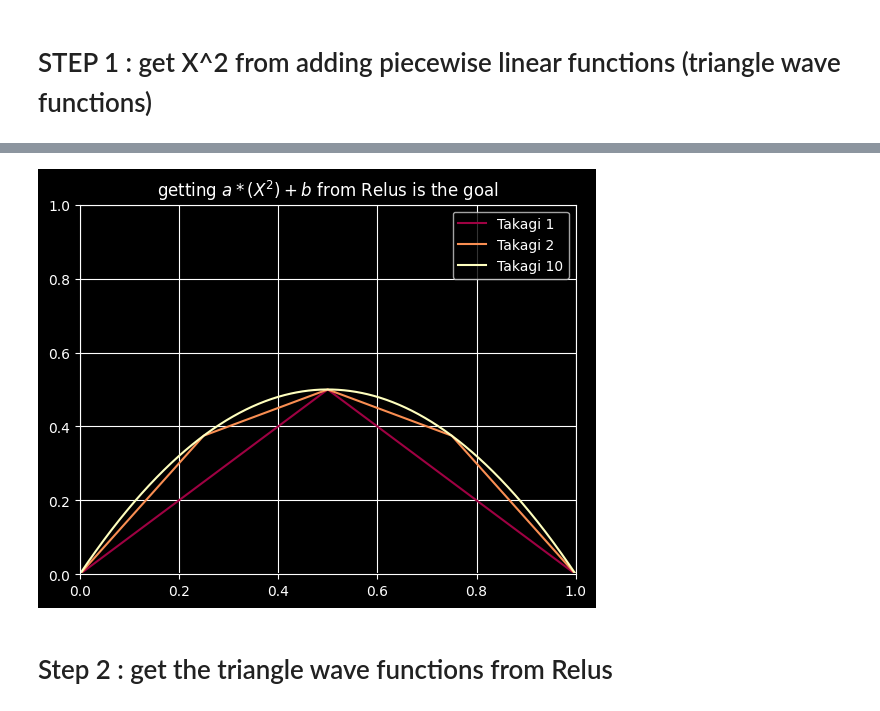
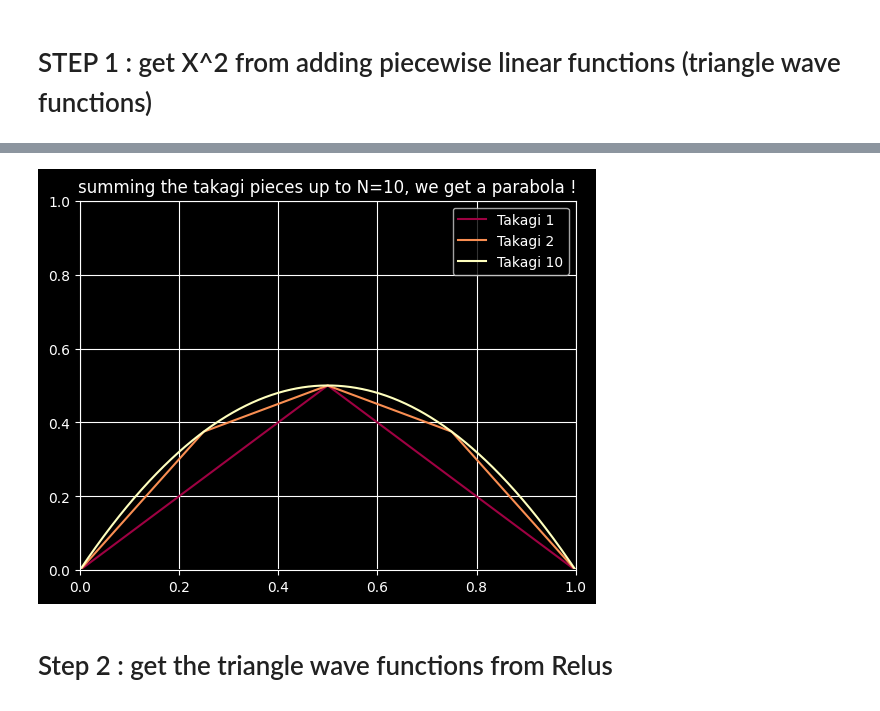
Before and after one commit to Hadrien-Cornier/cool-nn-stuff, a Jupyter notebook: polynomials_from_relus.ipynb, the cells around one changed output, grey strips where cells are left out. Drawn from its saved outputs; the diff is of its cells as text; code cells hidden in the pictures.

```diff
--- a/polynomials_from_relus.ipynb
+++ b/polynomials_from_relus.ipynb
@@ -53,14 +68,13 @@ def takagi_piece(x: tg.Tensor, i: int) -> tg.Tensor:
 # %%
-color_cycle = matplotlib.colormaps["Spectral"]
 X=tg.Tensor.arange(0,1,0.001)
 prt = plot(X.numpy())
 prt(takagi(X,1).numpy(), "Takagi 1", color=color_cycle(0.0))
 prt(takagi(X,2).numpy(), "Takagi 2", color=color_cycle(0.25))
 prt(takagi(X,10).numpy(), "Takagi 10", color=color_cycle(0.5))
-plt_setup()
+plt_setup(title="summing the takagi pieces up to N=10, we get a parabola !")
 plt.legend(loc='best')
 plt.show()
 # %% [output]
-[figure, old version]
+[figure, new version]
 # %% [markdown]
 # Step 2 : get the triangle wave functions from Relus
```
Also changed, not shown: parts of 8 cells of this notebook.
